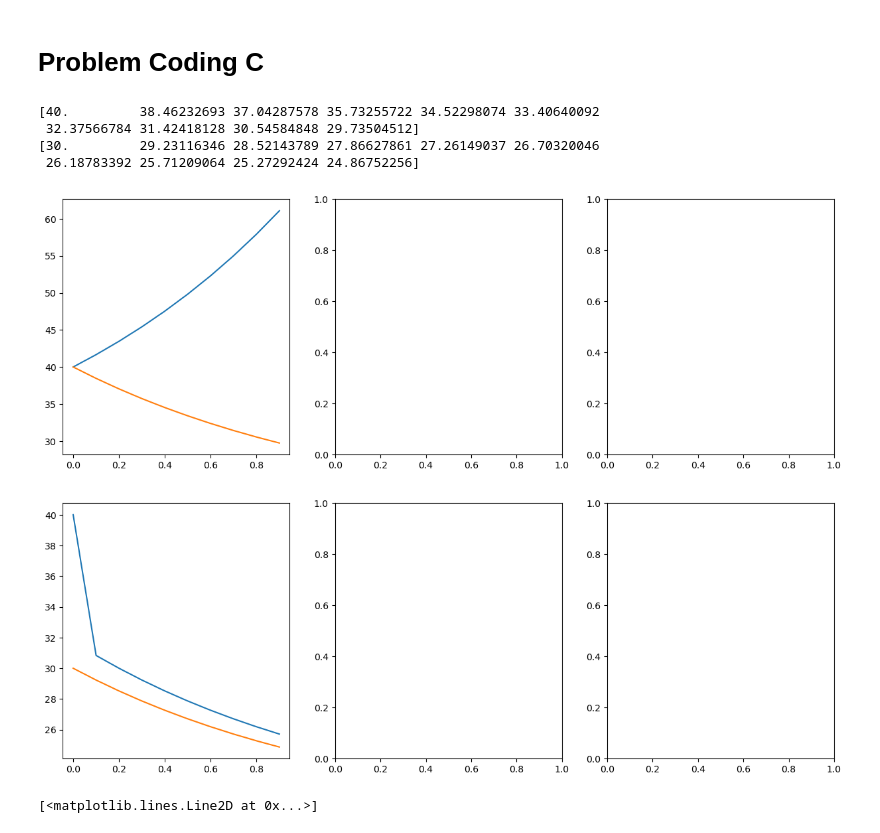
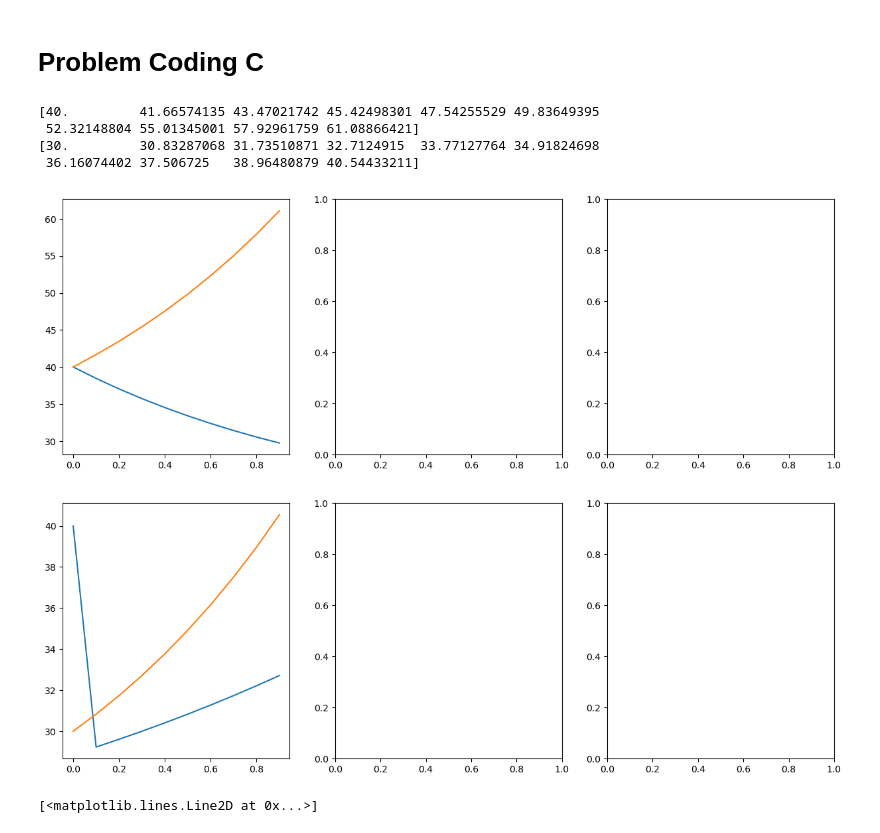
Before and after one commit to nicduboc/numeric_2024, a Jupyter notebook: numlabs/lab4/duboc_assig4.ipynb, the cells around one changed output. Cells and saved outputs as stored; diff of their text form; code cells hidden in the pictures.

```diff
--- a/numlabs/lab4/duboc_assig4.ipynb
+++ b/numlabs/lab4/duboc_assig4.ipynb
@@ -146,44 +146,44 @@ def RK4(T,Ta,lam,dt):
 # %%
 Ta = 20
 T0 = [40,30]
-lam = [-0.8,0.8]
+lam = [0.8,-0.4]
 dt = 0.1
 timeVec = np.arange(0,1,dt)
 nstep = len(timeVec)
 
 # deriv_temp(T[0],Ta,lam)
 # 6 plots, same T0, different lam for each set of 3
 T = np.empty(shape=(len(T0),nstep))
 analytic = np.empty_like(T)
 
 for i in range(len(T0)):
     T[i,0] = T0[i]
     for j in range(1,nstep):
         Tn0 = RK4(T[i,j-1],Ta,lam[0],dt)
         Tn1 = RK4(T[i,j-1],Ta,lam[1],dt)
         #Tn2 = RK4(T[i,j-1],Ta,lam[2],dt)
         T[0,j] = Tn0
         T[1,j] = Tn1
         #T[2,j] = Tn2
     analytic[0,:] = Ta + (T0[i]-Ta)*np.exp(lam[0]*timeVec)
     print(analytic[0,:])
     #analytic[1,:] = Ta + (T0[i]-Ta)*np.exp(lam[1]*timeVec)
     #analytic[2,:] = Ta + (T0[i]-Ta)*np.exp(lam[2]*timeVec)
 
     fig,(ax1,ax2,ax3) = plt.subplots(1,3,figsize=(15,5))
     ax1.plot(timeVec,T[0,:])
     ax1.plot(timeVec,analytic[0,:])
 
     #ax2.plot(timeVec,T[1,:])
     #ax2.plot(timeVec,analytic[1,:])
 
     #ax3.plot(timeVec,T[2,:])
     #ax3.plot(timeVec,analytic[2,:])
 # %% [output]
-[40.         38.46232693 37.04287578 35.73255722 34.52298074 33.40640092
- 32.37566784 31.42418128 30.54584848 29.73504512]
-[30.         29.23116346 28.52143789 27.86627861 27.26149037 26.70320046
- 26.18783392 25.71209064 25.27292424 24.86752256]
+[40.         41.66574135 43.47021742 45.42498301 47.54255529 49.83649395
+ 52.32148804 55.01345001 57.92961759 61.08866421]
+[30.         30.83287068 31.73510871 32.7124915  33.77127764 34.91824698
+ 36.16074402 37.506725   38.96480879 40.54433211]
-[figure, old version]
+[figure, new version]
-[figure, old version]
+[figure, new version]
 # %%
```
Also changed, not shown: parts of 1 cell of this notebook.
